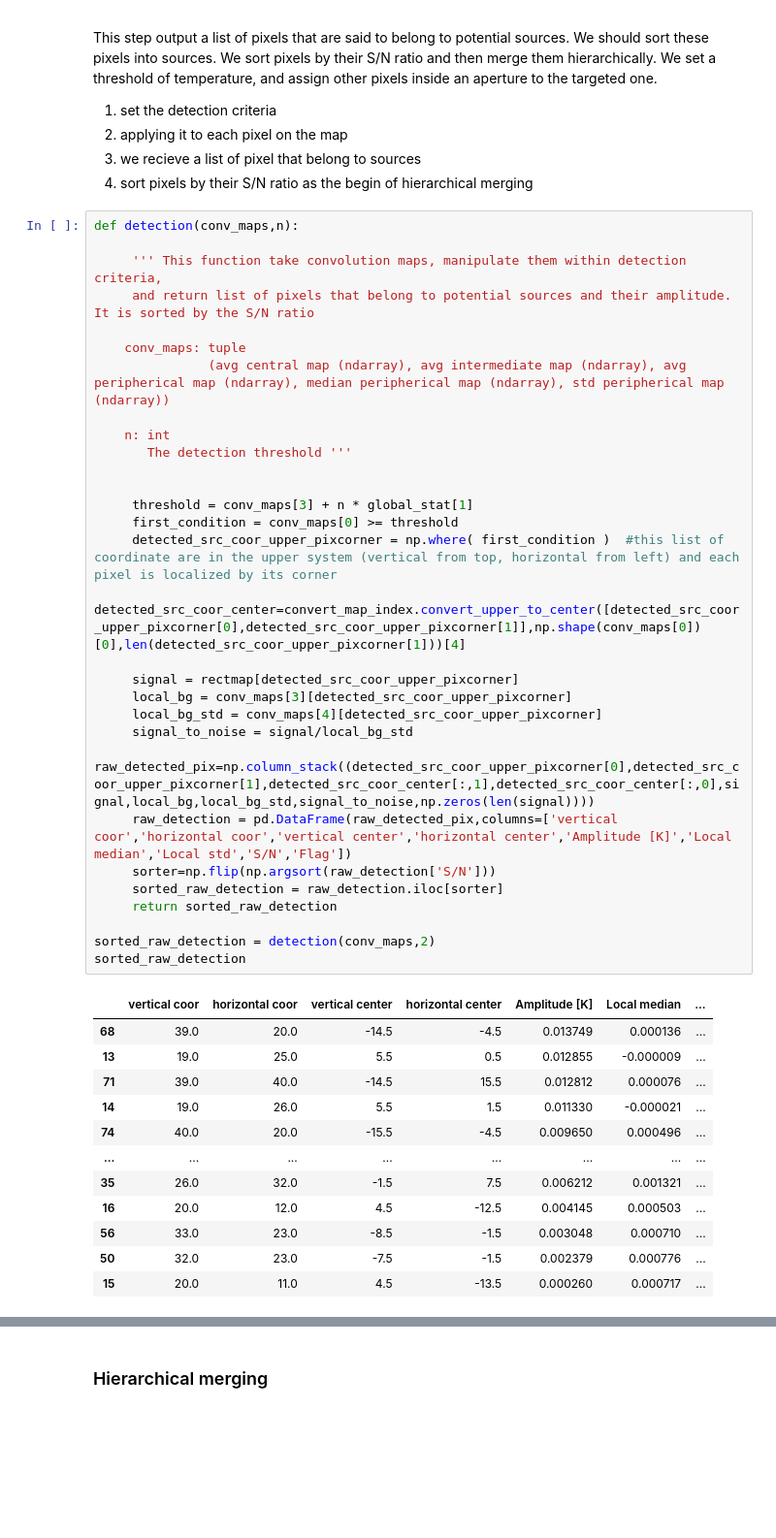
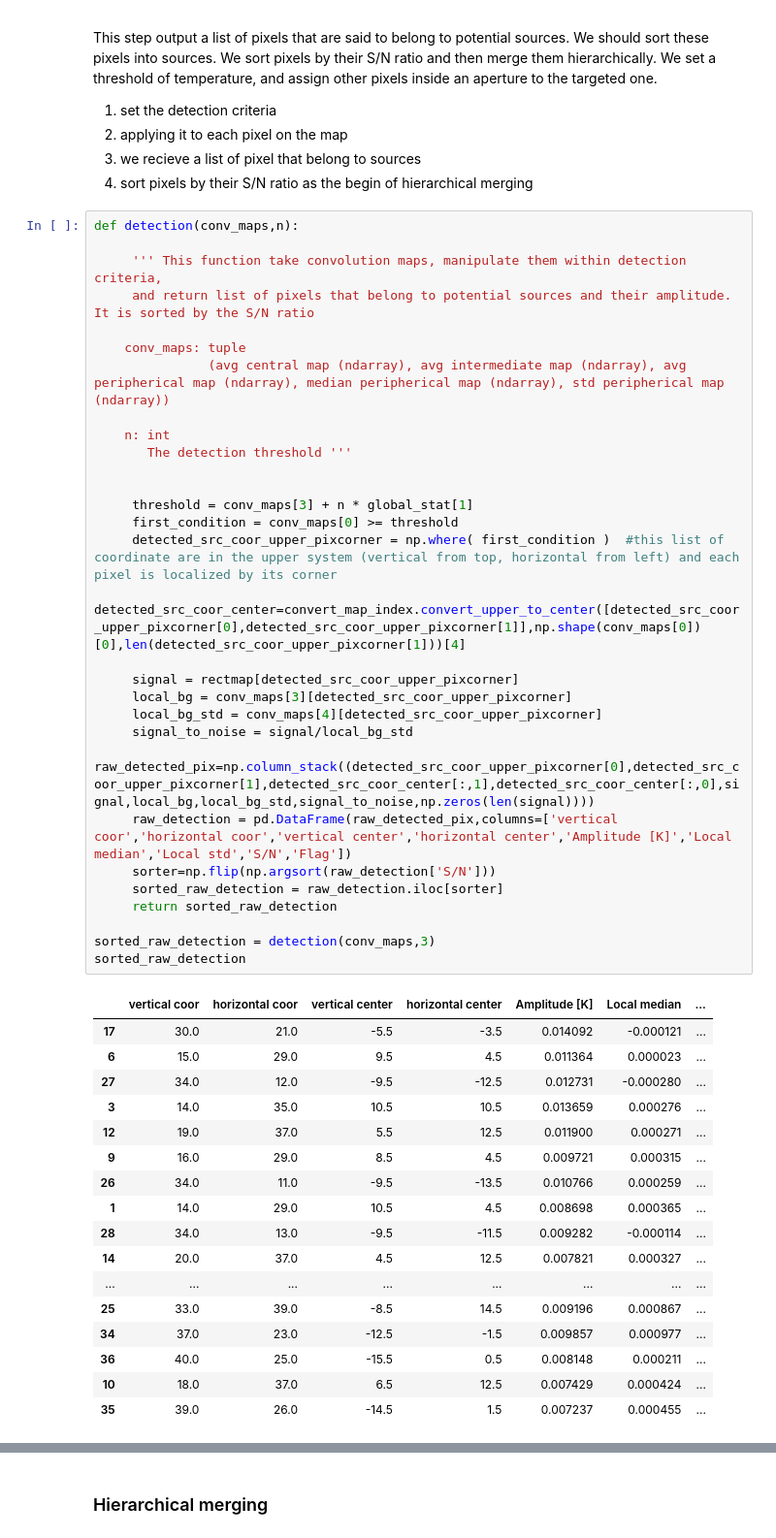
Before and after one commit to ali7amie/Tianlai, a Jupyter notebook: source_finder.ipynb, the cells around one changed output, grey strips where cells are left out. Shown at 97% size. Drawn from its saved outputs; the diff is of its cells as text; blank space fills up the shorter version.

```diff
--- a/source_finder.ipynb
+++ b/source_finder.ipynb
@@ -432,42 +427,47 @@ This step output a list of pixels that are said to belong to potential sources.
 def detection(conv_maps,n):
 
      ''' This function take convolution maps, manipulate them within detection criteria,
      and return list of pixels that belong to potential sources and their amplitude. It is sorted by the S/N ratio
 
     conv_maps: tuple
                (avg central map (ndarray), avg intermediate map (ndarray), avg peripherical map (ndarray), median peripherical map (ndarray), std peripherical map (ndarray))
 
     n: int
        The detection threshold '''
 
 
      threshold = conv_maps[3] + n * global_stat[1]
      first_condition = conv_maps[0] >= threshold
      detected_src_coor_upper_pixcorner = np.where( first_condition )  #this list of coordinate are in the upper system (vertical from top, horizontal from left) and each pixel is localized by its corner
      detected_src_coor_center=convert_map_index.convert_upper_to_center([detected_src_coor_upper_pixcorner[0],detected_src_coor_upper_pixcorner[1]],np.shape(conv_maps[0])[0],len(detected_src_coor_upper_pixcorner[1]))[4]
 
      signal = rectmap[detected_src_coor_upper_pixcorner]
      local_bg = conv_maps[3][detected_src_coor_upper_pixcorner]
      local_bg_std = conv_maps[4][detected_src_coor_upper_pixcorner]
      signal_to_noise = signal/local_bg_std
      raw_detected_pix=np.column_stack((detected_src_coor_upper_pixcorner[0],detected_src_coor_upper_pixcorner[1],detected_src_coor_center[:,1],detected_src_coor_center[:,0],signal,local_bg,local_bg_std,signal_to_noise,np.zeros(len(signal))))
      raw_detection = pd.DataFrame(raw_detected_pix,columns=['vertical coor','horizontal coor','vertical center','horizontal center','Amplitude [K]','Local median','Local std','S/N','Flag'])
      sorter=np.flip(np.argsort(raw_detection['S/N']))
      sorted_raw_detection = raw_detection.iloc[sorter]
      return sorted_raw_detection
 
-sorted_raw_detection = detection(conv_maps,2)
+sorted_raw_detection = detection(conv_maps,3)
 sorted_raw_detection
 # %% [output]
 |  | vertical coor | horizontal coor | vertical center | horizontal center | Amplitude [K] | Local median | ... |
-| 68 | 39.0 | 20.0 | -14.5 | -4.5 | 0.013749 | 0.000136 | ... |
-| 13 | 19.0 | 25.0 | 5.5 | 0.5 | 0.012855 | -0.000009 | ... |
-| 71 | 39.0 | 40.0 | -14.5 | 15.5 | 0.012812 | 0.000076 | ... |
-| 14 | 19.0 | 26.0 | 5.5 | 1.5 | 0.011330 | -0.000021 | ... |
-| 74 | 40.0 | 20.0 | -15.5 | -4.5 | 0.009650 | 0.000496 | ... |
+| 17 | 30.0 | 21.0 | -5.5 | -3.5 | 0.014092 | -0.000121 | ... |
+| 6 | 15.0 | 29.0 | 9.5 | 4.5 | 0.011364 | 0.000023 | ... |
+| 27 | 34.0 | 12.0 | -9.5 | -12.5 | 0.012731 | -0.000280 | ... |
+| 3 | 14.0 | 35.0 | 10.5 | 10.5 | 0.013659 | 0.000276 | ... |
+| 12 | 19.0 | 37.0 | 5.5 | 12.5 | 0.011900 | 0.000271 | ... |
+| 9 | 16.0 | 29.0 | 8.5 | 4.5 | 0.009721 | 0.000315 | ... |
+| 26 | 34.0 | 11.0 | -9.5 | -13.5 | 0.010766 | 0.000259 | ... |
+| 1 | 14.0 | 29.0 | 10.5 | 4.5 | 0.008698 | 0.000365 | ... |
+| 28 | 34.0 | 13.0 | -9.5 | -11.5 | 0.009282 | -0.000114 | ... |
+| 14 | 20.0 | 37.0 | 4.5 | 12.5 | 0.007821 | 0.000327 | ... |
 | ... | ... | ... | ... | ... | ... | ... | ... |
-| 35 | 26.0 | 32.0 | -1.5 | 7.5 | 0.006212 | 0.001321 | ... |
-| 16 | 20.0 | 12.0 | 4.5 | -12.5 | 0.004145 | 0.000503 | ... |
-| 56 | 33.0 | 23.0 | -8.5 | -1.5 | 0.003048 | 0.000710 | ... |
-| 50 | 32.0 | 23.0 | -7.5 | -1.5 | 0.002379 | 0.000776 | ... |
-| 15 | 20.0 | 11.0 | 4.5 | -13.5 | 0.000260 | 0.000717 | ... |
+| 25 | 33.0 | 39.0 | -8.5 | 14.5 | 0.009196 | 0.000867 | ... |
+| 34 | 37.0 | 23.0 | -12.5 | -1.5 | 0.009857 | 0.000977 | ... |
+| 36 | 40.0 | 25.0 | -15.5 | 0.5 | 0.008148 | 0.000211 | ... |
+| 10 | 18.0 | 37.0 | 6.5 | 12.5 | 0.007429 | 0.000424 | ... |
+| 35 | 39.0 | 26.0 | -14.5 | 1.5 | 0.007237 | 0.000455 | ... |
```
Also changed, not shown: parts of 34 cells of this notebook.
